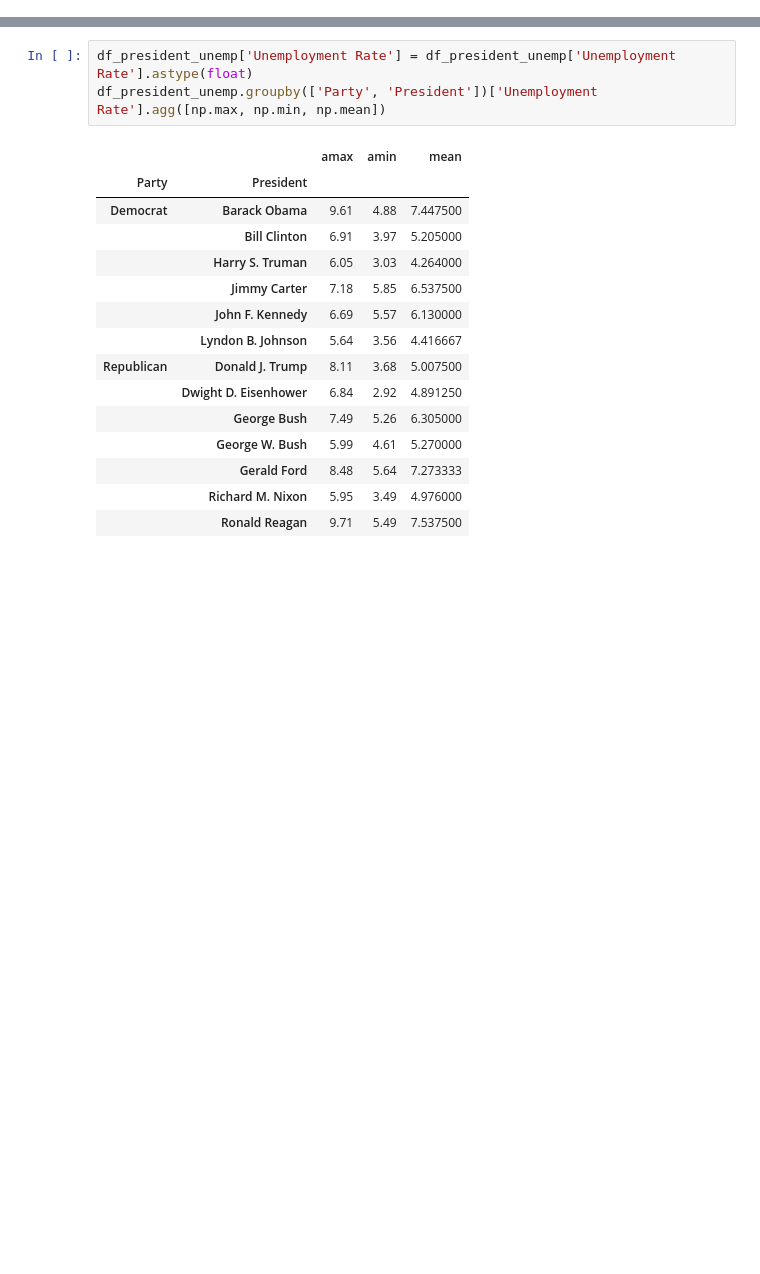
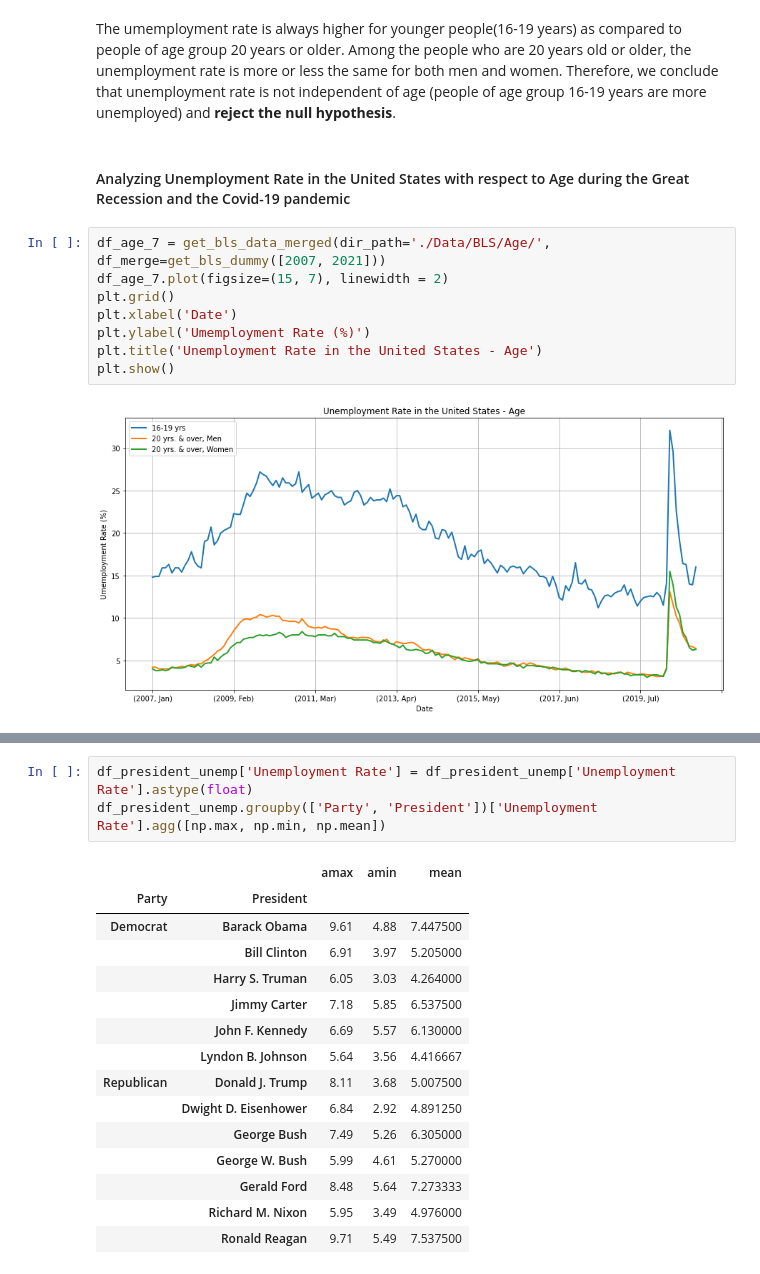
Before and after one commit to Ankita-Khiratkar/2021Fall_finals, a Jupyter notebook: Final_Project.ipynb, the cells around one changed output, grey strips where cells are left out. Saved outputs shown, nothing was run; the diff lists cells and outputs as text; blank space fills up the shorter version.

```diff
--- a/Final_Project.ipynb
+++ b/Final_Project.ipynb
@@ -167,0 +33,14 @@ plt.show()
+# %% [markdown]
+The umemployment rate is always higher for younger people(16-19 years) as compared to people of age group 20 years or older. Among the people who are 20 years old or older, the unemployment rate is more or less the same for both men and women. Therefore, we conclude that unemployment rate is not independent of age (people of age group 16-19 years are more unemployed) and **reject the null hypothesis**.
+# %% [markdown]
+#### Analyzing Unemployment Rate in the United States with respect to Age during the Great Recession and the Covid-19 pandemic
+# %%
+df_age_7 = get_bls_data_merged(dir_path='./Data/BLS/Age/', df_merge=get_bls_dummy([2007, 2021]))
+df_age_7.plot(figsize=(15, 7), linewidth = 2)
+plt.grid()
+plt.xlabel('Date')
+plt.ylabel('Umemployment Rate (%)')
+plt.title('Unemployment Rate in the United States - Age')
+plt.show()
+# %% [output]
+[figure, added]
```
Also changed, not shown: parts of 71 cells of this notebook.
